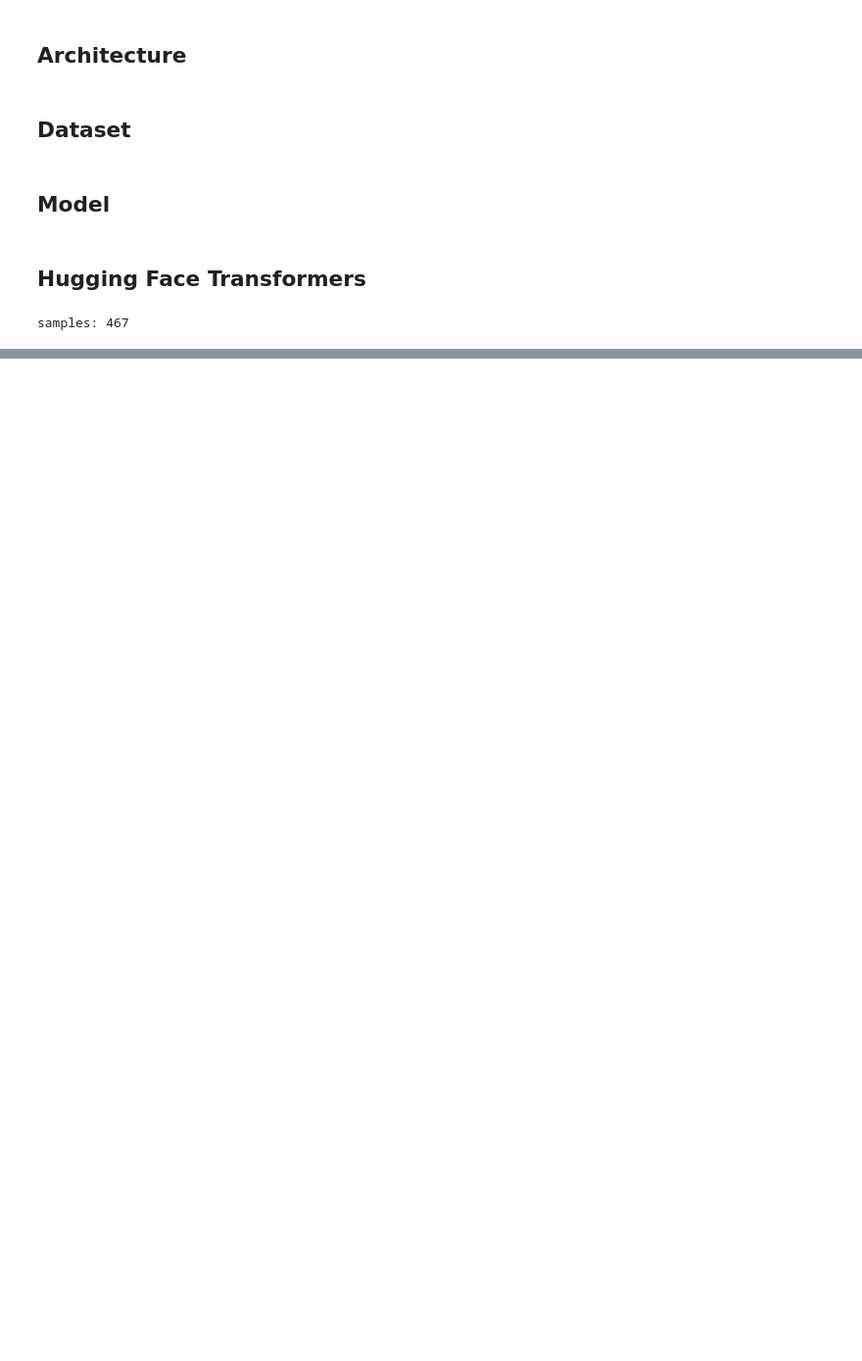
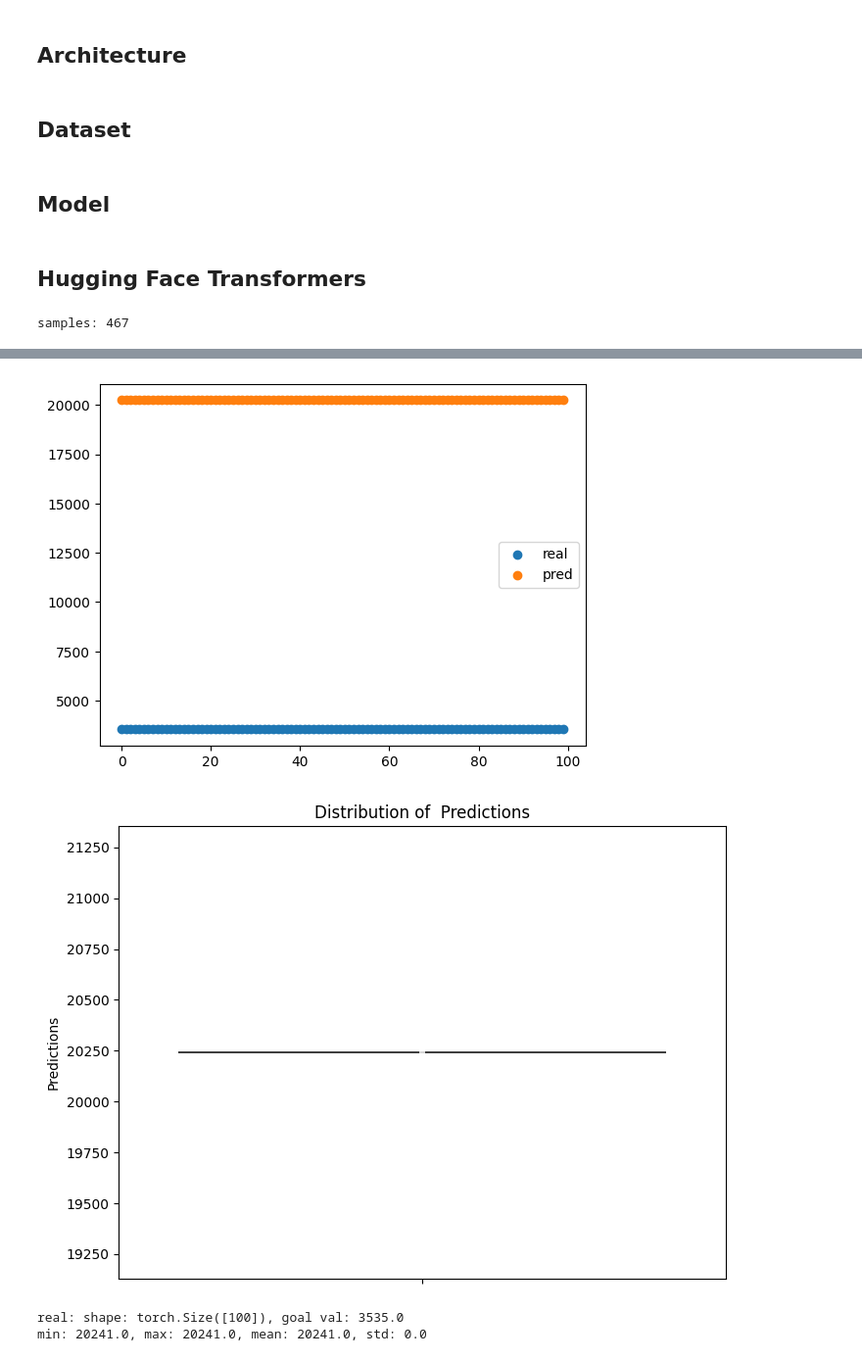
Before and after one commit to JoeyShapiro/GPT-Scratch-TimeSeries, a Jupyter notebook: gpt-timeseries.ipynb, the cells around one changed output, grey strips where cells are left out. Shown at 98% size. Cells and saved outputs as stored; diff of their text form; code cells hidden in the pictures; blank space fills up the shorter version.

```diff
--- a/gpt-timeseries.ipynb
+++ b/gpt-timeseries.ipynb
@@ -160,8 +160,9 @@ class GPTModel(nn.Module):
     def generate(self, idx, max_new_tokens):    ## idx is (B, T)
         for _ in range(max_new_tokens):
             ## crop idx to the last block_size tokens
+            # idx_cond, _loss
             idx_cond = idx[:, -self.block_size:]
-            logits, _loss = self(idx_cond)    ## ## get preds
+            logits = self(idx_cond)    ## ## get preds
             logits = logits[:, -1, :]    ## focus on last one (B, E)
             probs = F.softmax(logits, dim= -1)    ## (B, E) get probs
             idx_next = torch.multinomial(probs, num_samples=1)     ## (B, 1) selected
@@ -360,0 +399,63 @@ ValueError: Trainer: evaluation requires an eval_dataset.
+# %%
+import matplotlib.pyplot as plt
+import seaborn as sns
+from tqdm import tqdm
+
+# Generate text
+output = model.generate(
+    train_dataset[0]['input_ids'].unsqueeze(0),
+    # max_length=512,
+    max_new_tokens=1,
+    # temperature=0.7,
+    # num_return_sequences=1,
+    # pad_token_id=vocab_size - 1,
+    # do_sample=True
+)
+
+print(output.shape, output)
+torch.set_printoptions(profile='full')
+print('start')
+print('real',train_dataset[0]['labels'][:32])
+print('pred',output[0][1:33])
+print('middle (1020:1050)')
+print('real',train_dataset[0]['labels'][1000:1050])
+print('pred',output[0][1001:1051])
+print('end')
+print('real',train_dataset[0]['labels'][-32:])
+print('pred',output[0][-32:])
+torch.set_printoptions(profile='default')
+
+# create scatter plot
+n = 100
+m = 1
+real = torch.full_like(torch.zeros(n), train_dataset[0]['labels'][-1])
+pred = torch.zeros(n)
+
+pbar = tqdm(range(0, n, m), total=n)
+for i in pbar:
+    output = model.generate(
+        train_dataset[0]['input_ids'].unsqueeze(0),
+        max_new_tokens=1,
+    )
+
+    for j in range(m): # -1
+        pred[i+j] = output[j][1023-1].cpu() # have to do this to get the value
+    pbar.update(m)
+
+# create scatter plot
+plt.scatter(range(n), real, label='real')
+plt.scatter(range(n), pred, label='pred')
+plt.legend()
+plt.show()
+
+df = pd.DataFrame({'Predictions': pred})
+
+# Create the violin plot
+plt.figure(figsize=(8, 6))
+sns.violinplot(y='Predictions', data=df)
+plt.title(f"Distribution of  Predictions")
+plt.show()
+
+print(f"real: shape: {real.shape}, goal val: {real[0]}")
+print(f"min: {min(pred)}, max: {max(pred)}, mean: {torch.mean(pred)}, std: {torch.std(pred)}")
+# %% [output]
@@ -360,0 +479,4 @@ ValueError: Trainer: evaluation requires an eval_dataset.
+[figure, added]
+[figure, added]
+real: shape: torch.Size([100]), goal val: 3535.0
+min: 20241.0, max: 20241.0, mean: 20241.0, std: 0.0
```
Also changed, not shown: parts of 6 cells of this notebook.
